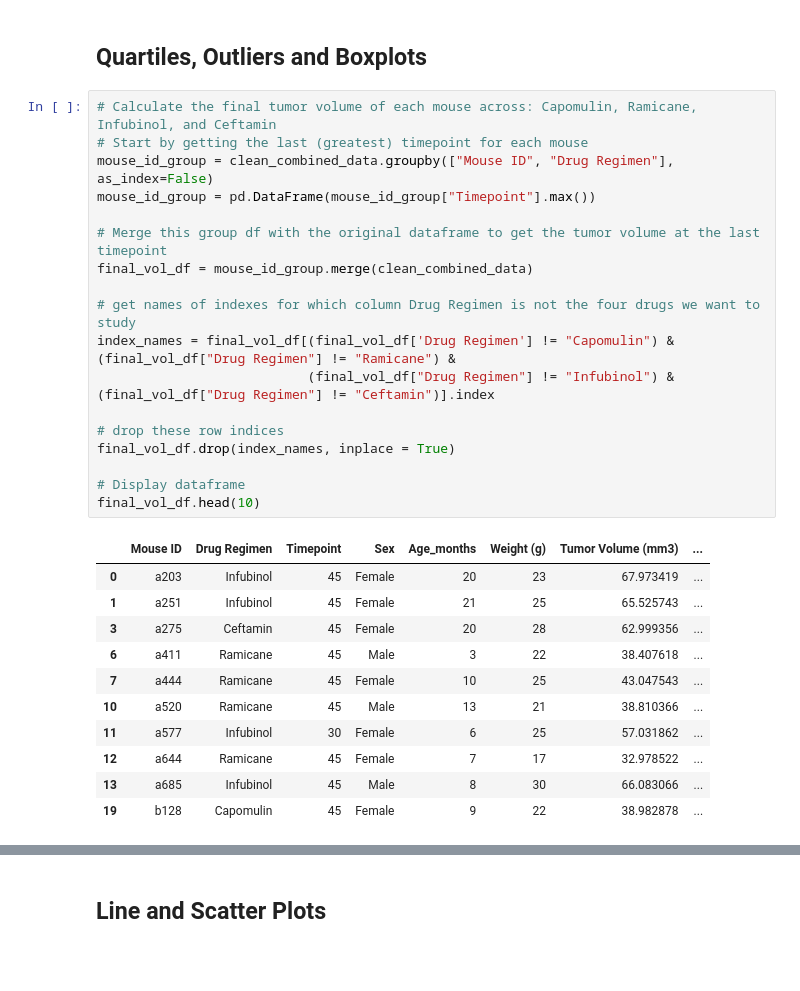
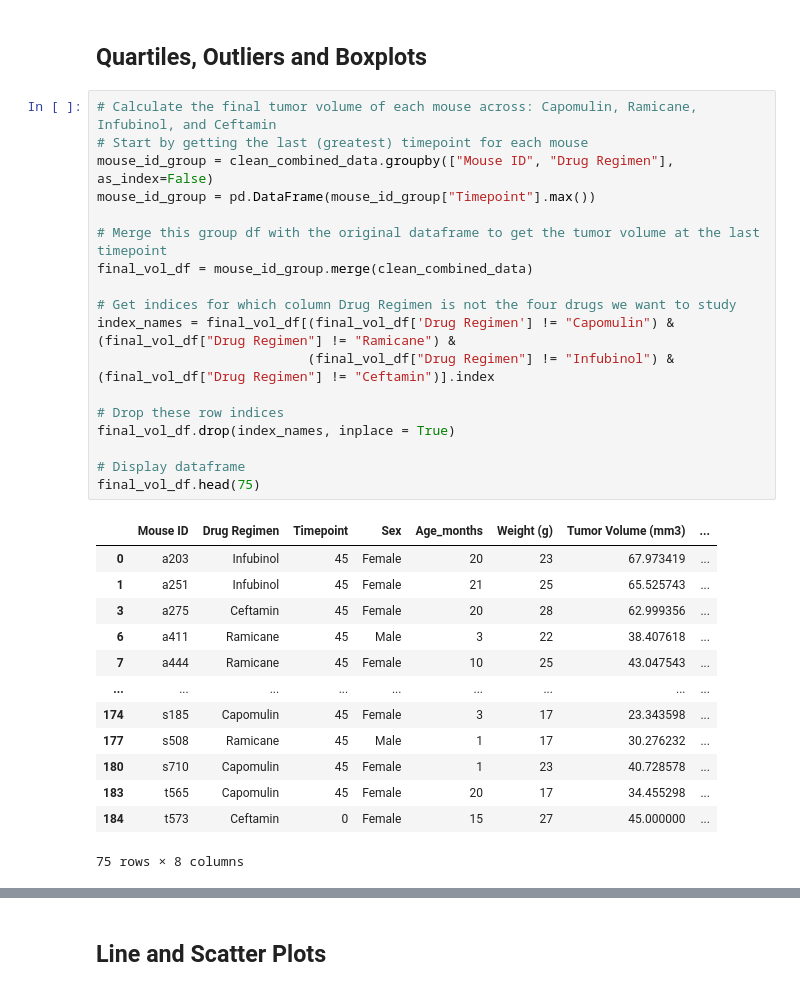
Before and after one commit to SommerKim/drug-study-visualization, a Jupyter notebook: Pymaceuticals/pymaceuticals_starter.ipynb, the cells around one changed output, grey strips where cells are left out. Drawn from its saved outputs; the diff is of its cells as text; blank space fills up the shorter version.

```diff
--- a/Pymaceuticals/pymaceuticals_starter.ipynb
+++ b/Pymaceuticals/pymaceuticals_starter.ipynb
@@ -211,30 +211,32 @@ plt.show()
 # %%
 # Calculate the final tumor volume of each mouse across: Capomulin, Ramicane, Infubinol, and Ceftamin
 # Start by getting the last (greatest) timepoint for each mouse
 mouse_id_group = clean_combined_data.groupby(["Mouse ID", "Drug Regimen"], as_index=False)
 mouse_id_group = pd.DataFrame(mouse_id_group["Timepoint"].max())
 
 # Merge this group df with the original dataframe to get the tumor volume at the last timepoint
 final_vol_df = mouse_id_group.merge(clean_combined_data)
 
-# get names of indexes for which column Drug Regimen is not the four drugs we want to study
+# Get indices for which column Drug Regimen is not the four drugs we want to study
 index_names = final_vol_df[(final_vol_df['Drug Regimen'] != "Capomulin") & (final_vol_df["Drug Regimen"] != "Ramicane") &
                            (final_vol_df["Drug Regimen"] != "Infubinol") & (final_vol_df["Drug Regimen"] != "Ceftamin")].index
 
-# drop these row indices
+# Drop these row indices
 final_vol_df.drop(index_names, inplace = True)
 
 # Display dataframe
-final_vol_df.head(10)
+final_vol_df.head(75)
 # %% [output]
 |  | Mouse ID | Drug Regimen | Timepoint | Sex | Age_months | Weight (g) | Tumor Volume (mm3) | ... |
 | 0 | a203 | Infubinol | 45 | Female | 20 | 23 | 67.973419 | ... |
 | 1 | a251 | Infubinol | 45 | Female | 21 | 25 | 65.525743 | ... |
 | 3 | a275 | Ceftamin | 45 | Female | 20 | 28 | 62.999356 | ... |
 | 6 | a411 | Ramicane | 45 | Male | 3 | 22 | 38.407618 | ... |
 | 7 | a444 | Ramicane | 45 | Female | 10 | 25 | 43.047543 | ... |
-| 10 | a520 | Ramicane | 45 | Male | 13 | 21 | 38.810366 | ... |
-| 11 | a577 | Infubinol | 30 | Female | 6 | 25 | 57.031862 | ... |
-| 12 | a644 | Ramicane | 45 | Female | 7 | 17 | 32.978522 | ... |
-| 13 | a685 | Infubinol | 45 | Male | 8 | 30 | 66.083066 | ... |
-| 19 | b128 | Capomulin | 45 | Female | 9 | 22 | 38.982878 | ... |
+| ... | ... | ... | ... | ... | ... | ... | ... | ... |
+| 174 | s185 | Capomulin | 45 | Female | 3 | 17 | 23.343598 | ... |
+| 177 | s508 | Ramicane | 45 | Male | 1 | 17 | 30.276232 | ... |
+| 180 | s710 | Capomulin | 45 | Female | 1 | 23 | 40.728578 | ... |
+| 183 | t565 | Capomulin | 45 | Female | 20 | 17 | 34.455298 | ... |
+| 184 | t573 | Ceftamin | 0 | Female | 15 | 27 | 45.000000 | ... |
+75 rows × 8 columns
```
Also changed, not shown: parts of 4 cells of this notebook.
